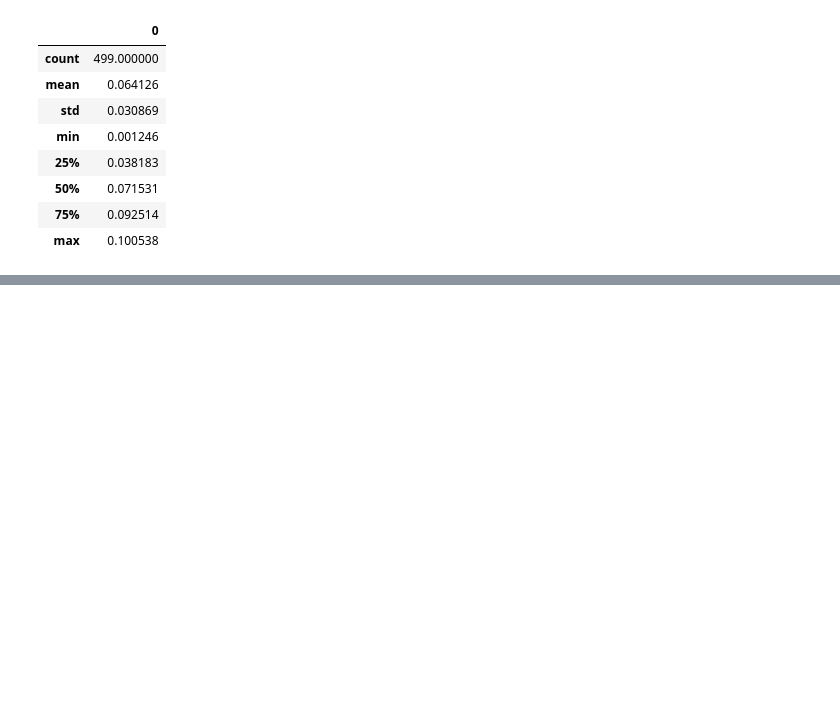
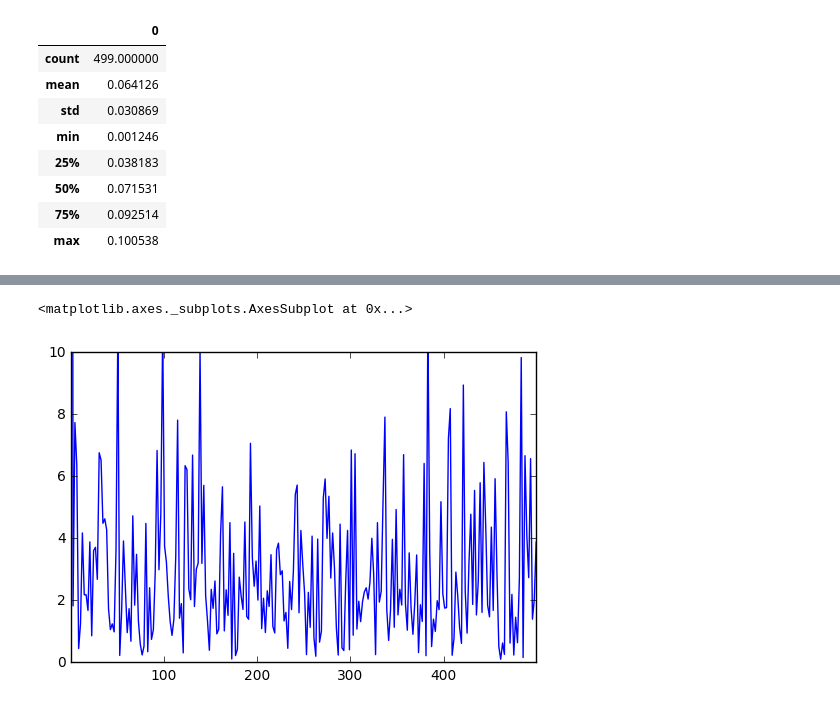
Before and after one commit to ddrm86/udacity-selfdriving-t2-p2, a Jupyter notebook: src/noise_estimation.ipynb, the cells around one changed output, grey strips where cells are left out. Drawn from its saved outputs; the diff is of its cells as text; code cells hidden in the pictures; blank space fills up the shorter version.

```diff
--- a/src/noise_estimation.ipynb
+++ b/src/noise_estimation.ipynb
@@ -41,0 +71,7 @@ df.describe()
+# %%
+out_radar = out[out['sensor_type'] == 'radar']['NIS']
+out_radar.head()
+out_radar.plot(ylim=(0,10))
+# %% [output]
+<matplotlib.axes._subplots.AxesSubplot at 0x...>
+[figure, added]
```
Also changed, not shown: parts of 4 cells of this notebook, 1 other file.
